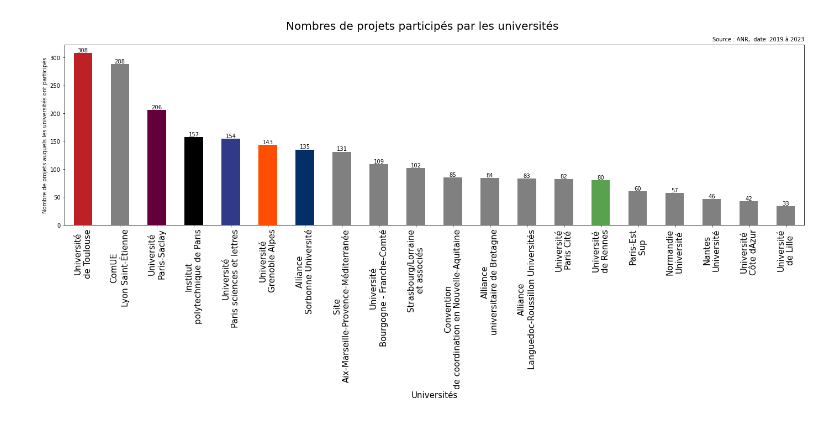
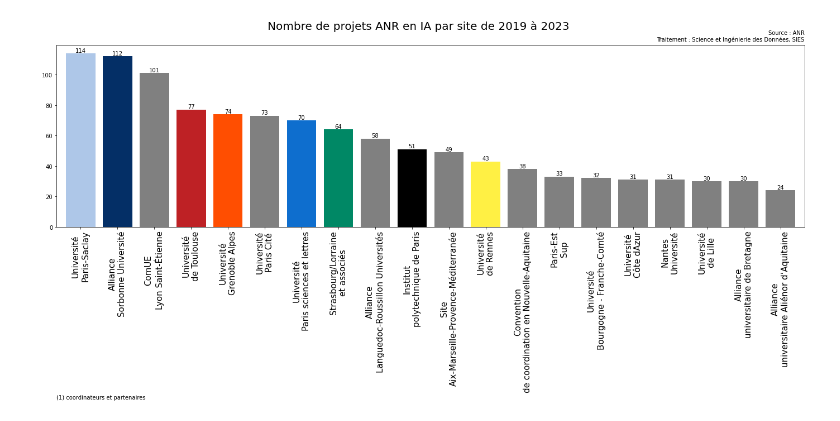
Before and after one commit to dataesr/ia-tracker, a Jupyter notebook: notebooks/ANR.ipynb, the cells around one changed output. Saved outputs shown, nothing was run; the diff lists cells and outputs as text; code cells hidden in the pictures.

```diff
--- a/notebooks/ANR.ipynb
+++ b/notebooks/ANR.ipynb
@@ -101,33 +149,33 @@ df_projets_ia[pd.isna(df_projets_ia.name)].id_structure.value_counts()
+# %%
+df_projets_ia.loc[:,'name']=df_projets_ia.apply(lambda row: dict_des_oublies[row['id_structure']] if row['id_structure'] in list(dict_des_oublies.keys()) else row['name'], axis=1)
+df_projets_ia=df_projets_ia.drop_duplicates(subset=['name','Projet.Code_Decision_ANR'])
 # %%
 color_dict = {
-    'Université Paris-Saclay': '#63003C',
+    'Université Paris-Saclay': '#aec7e8',
     'Alliance Sorbonne Université': '#042f66',
     'Université Grenoble Alpes': '#FF4E01',
     'Institut polytechnique de Paris': 'black',
-    'Université Paris sciences et lettres': '#2F3B89',
-    'Université de Lorraine': '#FFF044',
+    'Université Paris sciences et lettres': '#0e6ece',
     'Université de Toulouse': '#BE2125',
-    'Université de Rennes': '#59a14f',
+    'Université de Rennes': '#FFF044',
     "Université Côte d'Azur": "#007FA5",
-    'Université de Strasbourg': '#303030'
+    'Strasbourg/Lorraine et associés': '#008865'
 }
 # %%
 data_counts = df_projets_ia.name.dropna().value_counts()
 
 plt.figure(figsize=(24, 6))
-ax = data_counts[:20].plot(kind='bar', color=[color_dict.get(u, 'grey') for u in data_counts[:20].index])
+ax = data_counts[:20].plot(kind='bar', color=[color_dict.get(u, 'grey') for u in data_counts[:20].index], width=0.8)
 
 for i, v in enumerate(data_counts[:20]):
     ax.text(i, v + 0.1, f'{v}', ha='center', va='bottom', color='black')
 
+plt.suptitle(f"Nombre de projets ANR en IA par site de 2019 à 2023", size=20)
+plt.title('Source : ANR\nTraitement : Science et Ingénierie des Données, SIES', size=10, loc='right')
 
-plt.suptitle(f"Nombres de projets participés par les universités", size=20)
-plt.title('Source : ANR,  date: 2019 à 2023', size=10, loc='right')
-
-plt.xlabel('Universités', size=15)
-plt.ylabel("Nombre de projets auquels les universités ont participés", size=10)
 xticklabels = [label.split(' ', 1)[0]+'\n'+label.split(' ', 1)[1] for label in data_counts.index[:20]]
 ax.set_xticklabels(xticklabels, rotation='vertical', fontsize=15)
+ax.set_xlabel('(1) coordinateurs et partenaires', loc='left', size=10)
 plt.show()
 # %% [output]
-[figure, old version]
+[figure, new version]
```
Also changed, not shown: parts of 4 cells of this notebook.
